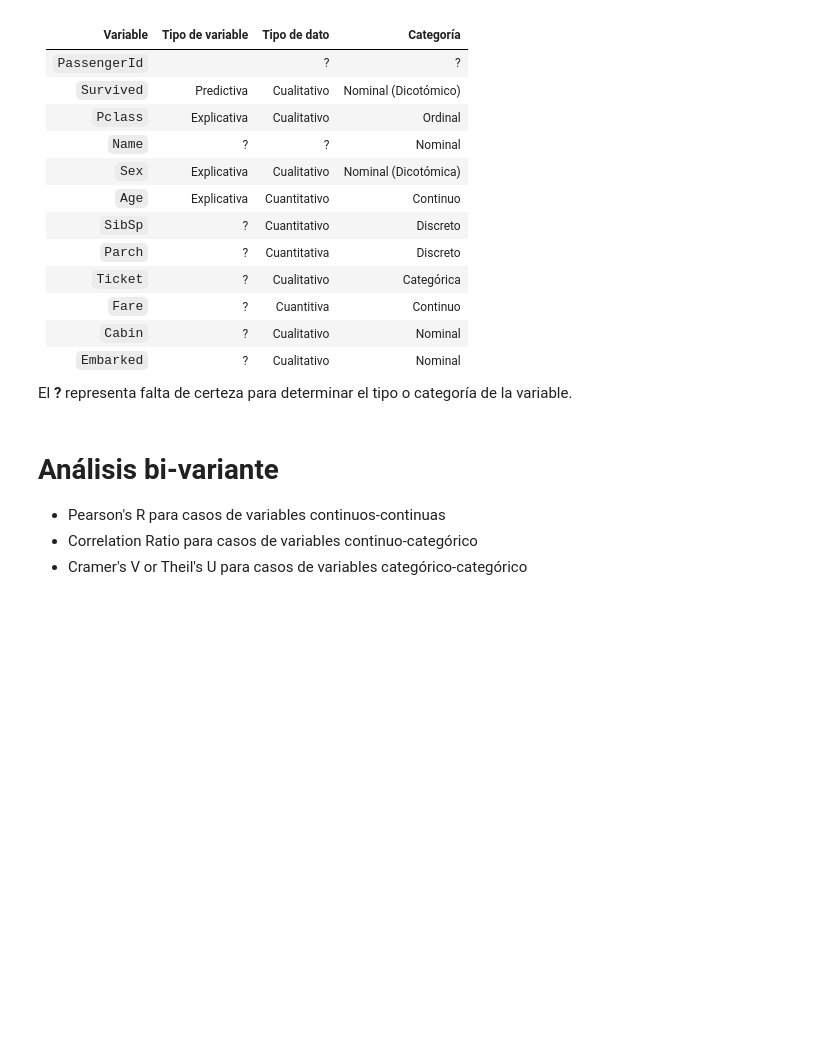
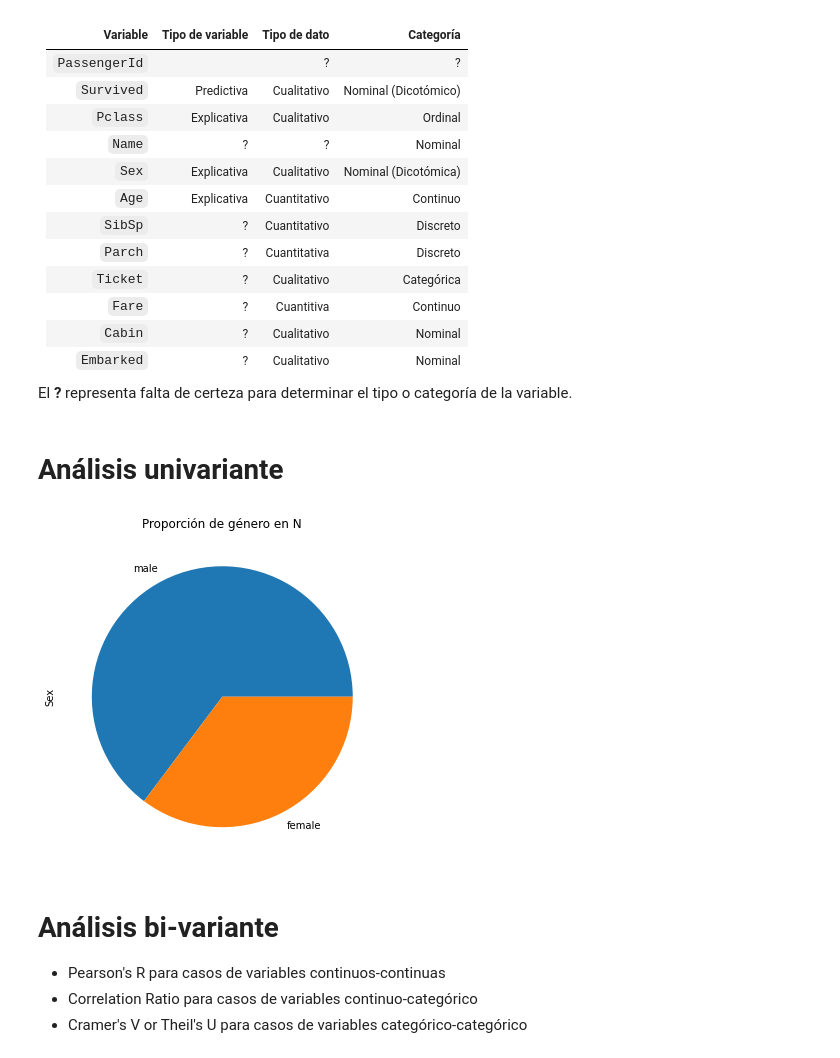
Before and after one commit to juancn95/saturdaysAI_titanic_challenge, a Jupyter notebook: SaturdaysAI_titanic_challenge.ipynb, the cells around one changed output. Cells and saved outputs as stored; diff of their text form; code cells hidden in the pictures; blank space fills up the shorter version.

```diff
--- a/SaturdaysAI_titanic_challenge.ipynb
+++ b/SaturdaysAI_titanic_challenge.ipynb
@@ -248,6 +295,19 @@ Variable | Tipo de variable | Tipo de dato | Categoría
 `Embarked` | ? | Cualitativo | Nominal
 
 El **?** representa falta de certeza para determinar el tipo o categoría de la variable.
+# %% [markdown]
+# **Análisis univariante**
+# %%
+gender = df.Sex.value_counts() / len(df) * 100
+
+plt.figure(figsize=(6, 6))
+gender.plot(kind='pie', colormap=)
+
+ax = plt.gca()
+ax.set_title('Proporción de género en N')
+plt.show()
+# %% [output]
+[figure, added]
 # %% [markdown]
 # **Análisis bi-variante**
 
```
Also changed, not shown: parts of 18 cells of this notebook.
